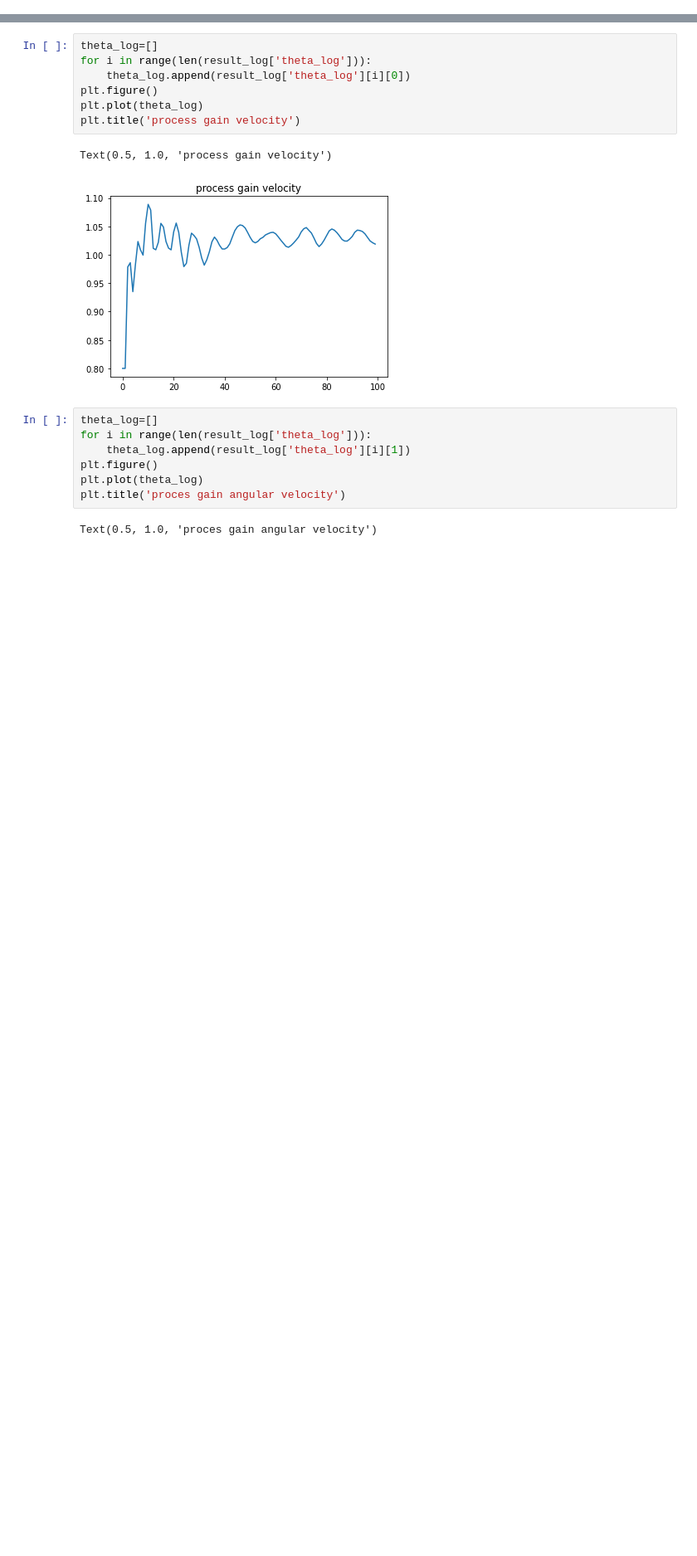
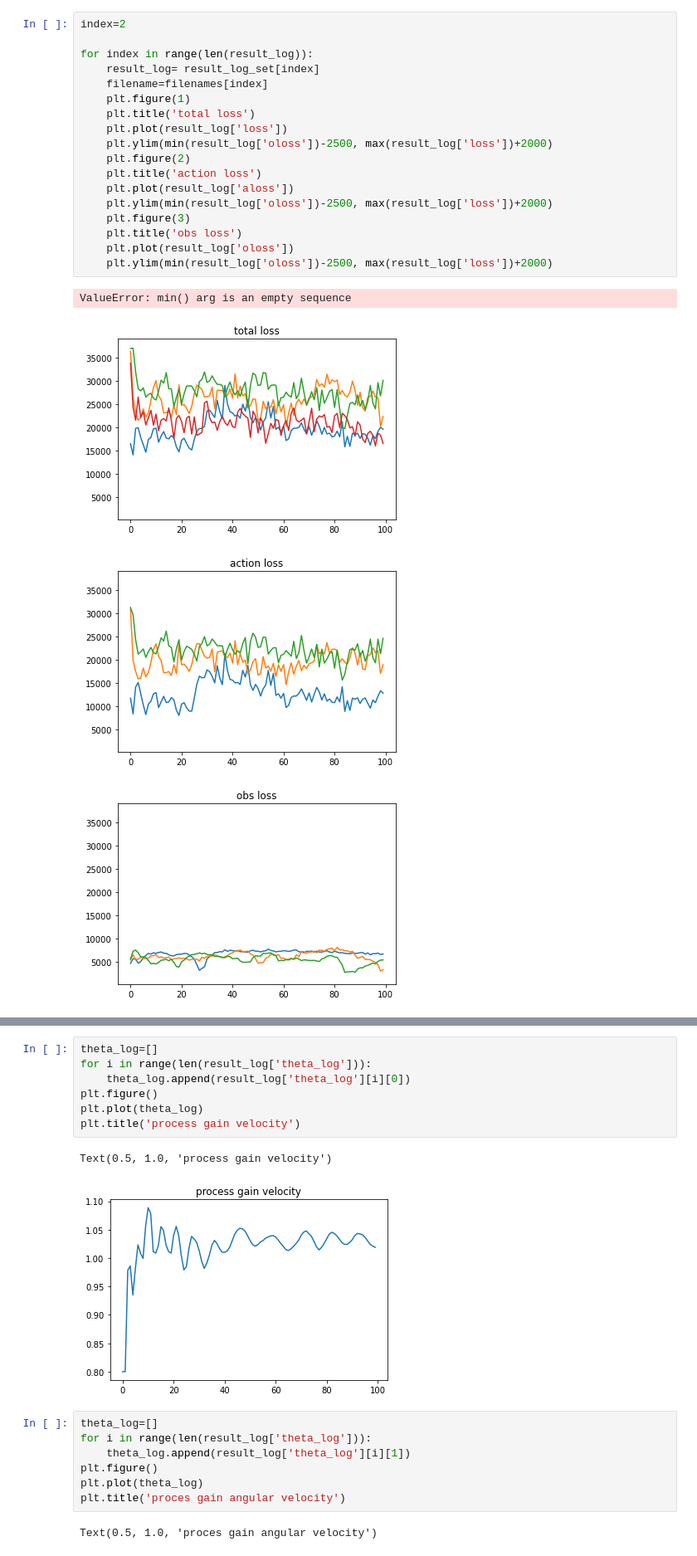
Before and after one commit to yizhoucc/ffsb, a Jupyter notebook: plot_notebook.ipynb, the cells around one changed output, grey strips where cells are left out. Shown: that part at 83% size. Saved outputs shown, nothing was run; the diff lists cells and outputs as text; blank space fills up the shorter version.

```diff
--- a/plot_notebook.ipynb
+++ b/plot_notebook.ipynb
@@ -16,3 +26,26 @@ fix noises EP500.1sample2IT100_LR_parttheta_result.pkl
+# %%
+index=2
+
+for index in range(len(result_log)):
+    result_log= result_log_set[index]
+    filename=filenames[index]
+    plt.figure(1)
+    plt.title('total loss')
+    plt.plot(result_log['loss'])
+    plt.ylim(min(result_log['oloss'])-2500, max(result_log['loss'])+2000)
+    plt.figure(2)
+    plt.title('action loss')
+    plt.plot(result_log['aloss'])
+    plt.ylim(min(result_log['oloss'])-2500, max(result_log['loss'])+2000)
+    plt.figure(3)
+    plt.title('obs loss')
+    plt.plot(result_log['oloss'])
+    plt.ylim(min(result_log['oloss'])-2500, max(result_log['loss'])+2000)
+# %% [output]
+ValueError: min() arg is an empty sequence
+[figure, added]
+[figure, added]
+[figure, added]
 # %%
 index=0
 result_log= result_log_set[index][0]
```
Also changed, not shown: parts of 7 cells of this notebook, 5 other files.
